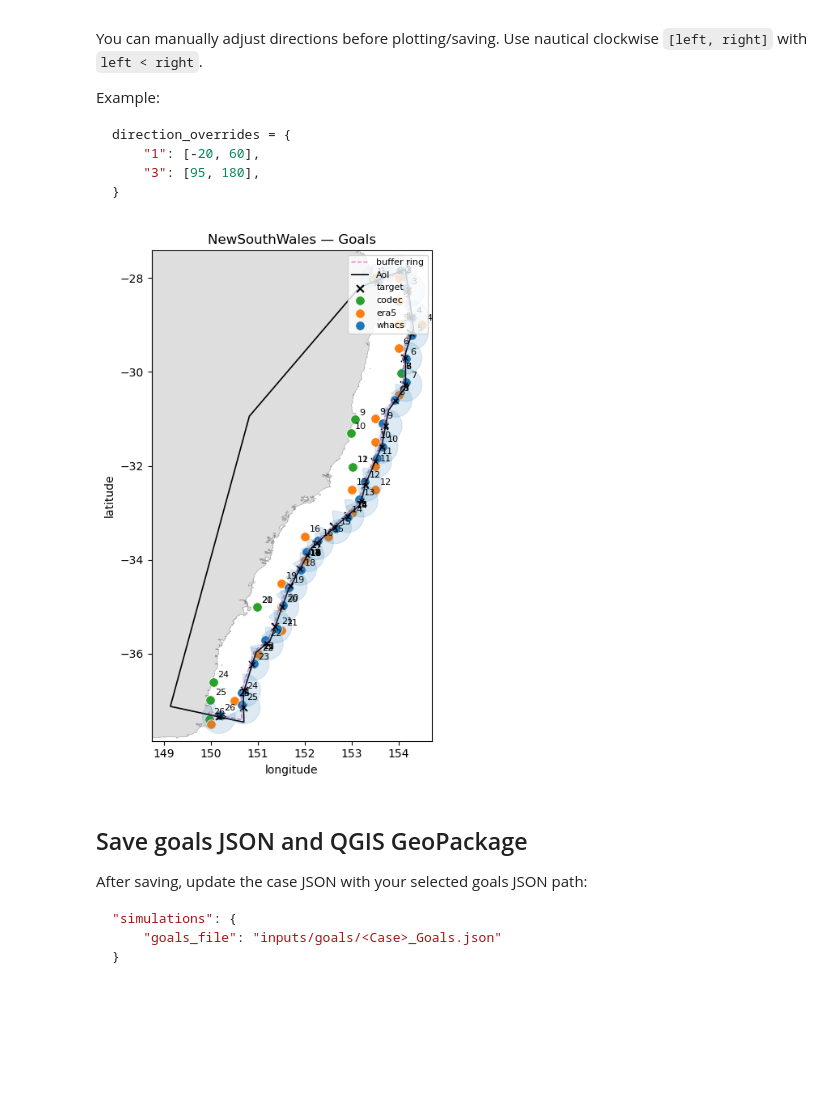
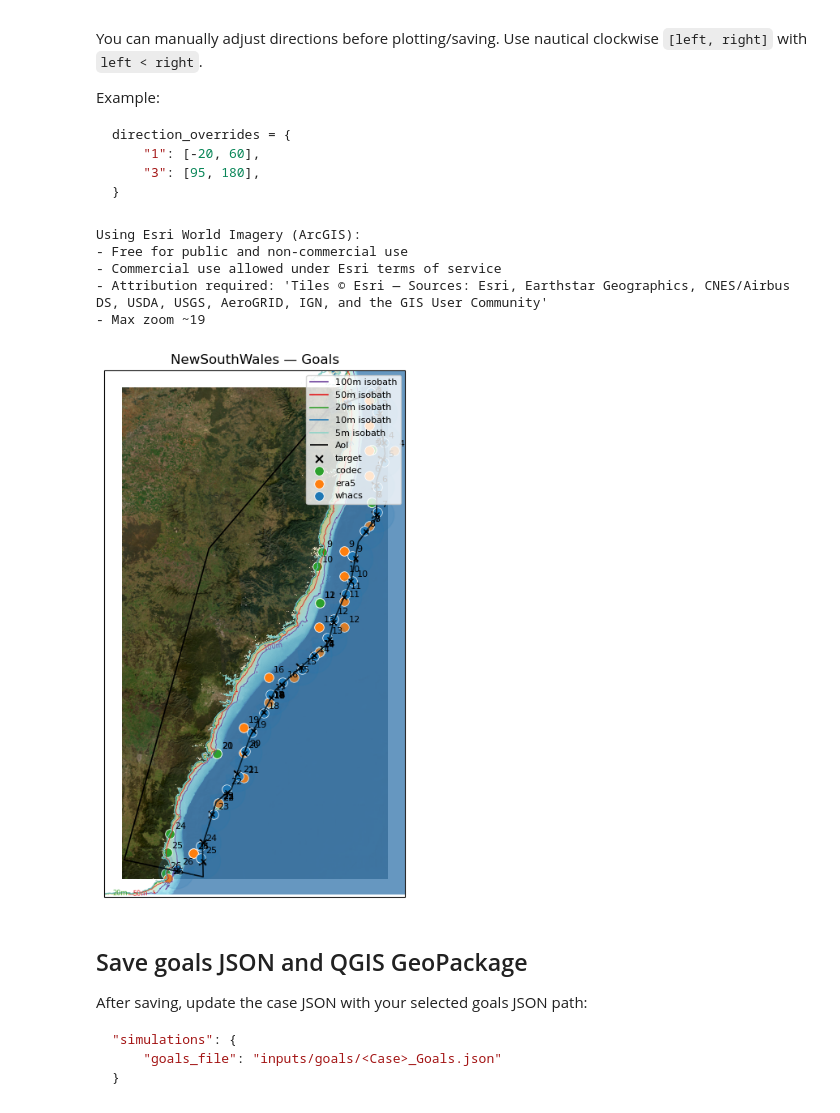
Before and after one commit to GeoOcean/HyGloW, a Jupyter notebook: NewSouthWales/04_Select_Goals_by_Hindcasts.ipynb, the cells around one changed output. Saved outputs shown, nothing was run; the diff lists cells and outputs as text; code cells hidden in the pictures; blank space fills up the shorter version.

```diff
--- a/NewSouthWales/04_Select_Goals_by_Hindcasts.ipynb
+++ b/NewSouthWales/04_Select_Goals_by_Hindcasts.ipynb
@@ -265,37 +265,41 @@ for goal_id, angles in direction_overrides.items():
     if goal_id not in goals_final:
         raise KeyError(f"Unknown goal_id in direction_overrides: {goal_id}")
     if len(angles) != 2 or angles[0] >= angles[1]:
         raise ValueError(
             f"{goal_id}: angles must be [left, right] with left < right, got {angles}"
         )
     goals_final[goal_id]["angles"] = [float(angles[0]), float(angles[1])]
 
 fig, ax = plot.plot_base_map(
     title="Goals",
-    show_topobathy=False,
-    land=land,
-    ring=ring_gdf,
+    show_topobathy=True,
+    show_satellite=True,
 )
 plot.plot_sectors(targets, goals_final, boundary_snaps, ax)
 targets.plot(ax=ax, color="black", markersize=40, marker="x", label="target")
 
 plot.plot_points(
     hc.hindcast_snaps_gdf(goals_final),
     ax,
     color_col="catalog",
     label_col="goal_id",
     color_map=plot.HINDCAST_COLORS,
 )
 
 minx, miny, maxx, maxy = aoi.total_bounds
 pad = 0.4
 ax.set_xlim(minx - pad, maxx + pad)
 ax.set_ylim(miny - pad, maxy + pad)
 ax.set_aspect("equal", adjustable="box")
 
 fig.tight_layout()
 # %% [output]
+Using Esri World Imagery (ArcGIS):
+- Free for public and non-commercial use
+- Commercial use allowed under Esri terms of service
+- Attribution required: 'Tiles © Esri — Sources: Esri, Earthstar Geographics, CNES/Airbus DS, USDA, USGS, AeroGRID, IGN, and the GIS User Community'
+- Max zoom ~19
-[figure, old version]
+[figure, new version]
 # %% [markdown]
 ## Save goals JSON and QGIS GeoPackage
 
```
Also changed, not shown: parts of 1 cell of this notebook, 13 other files.
